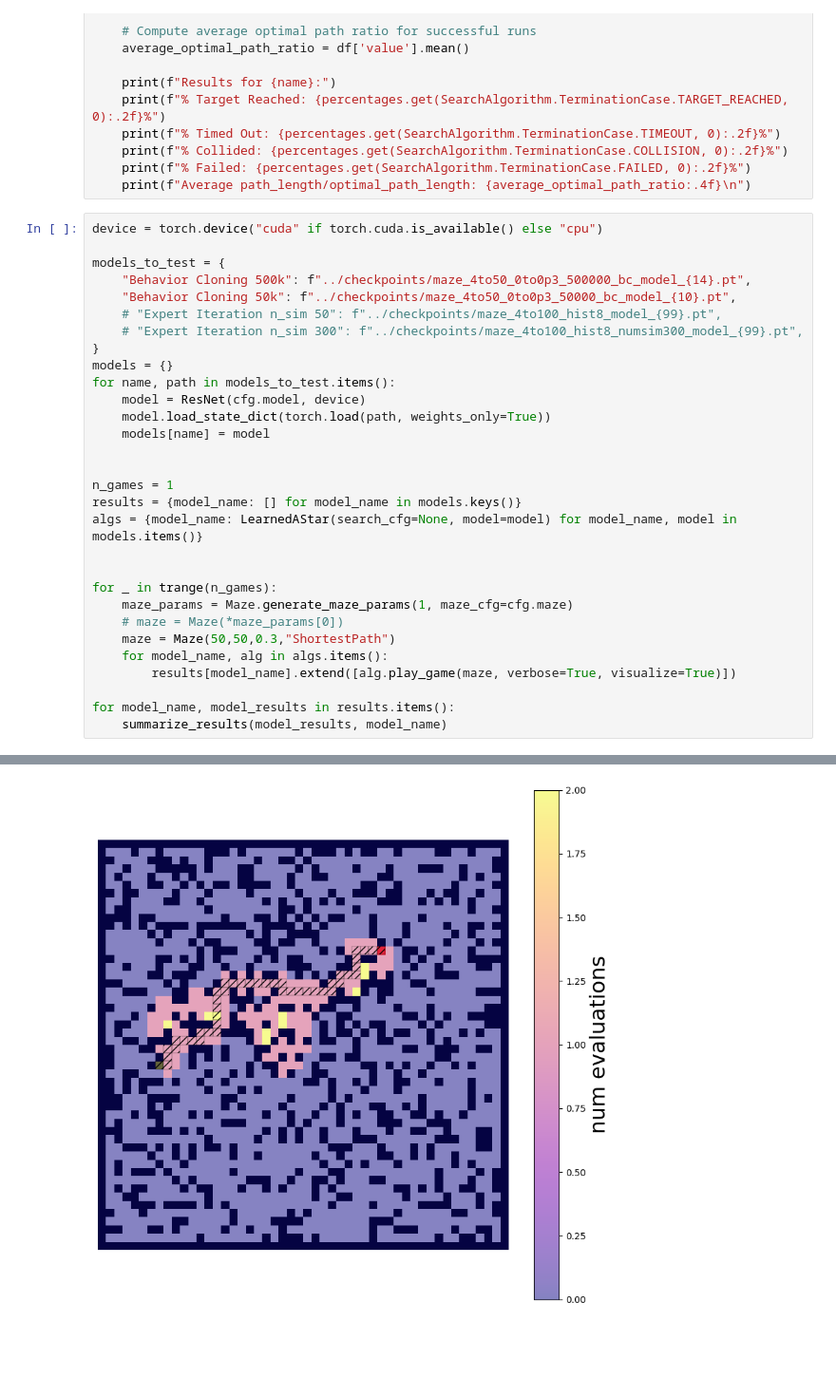
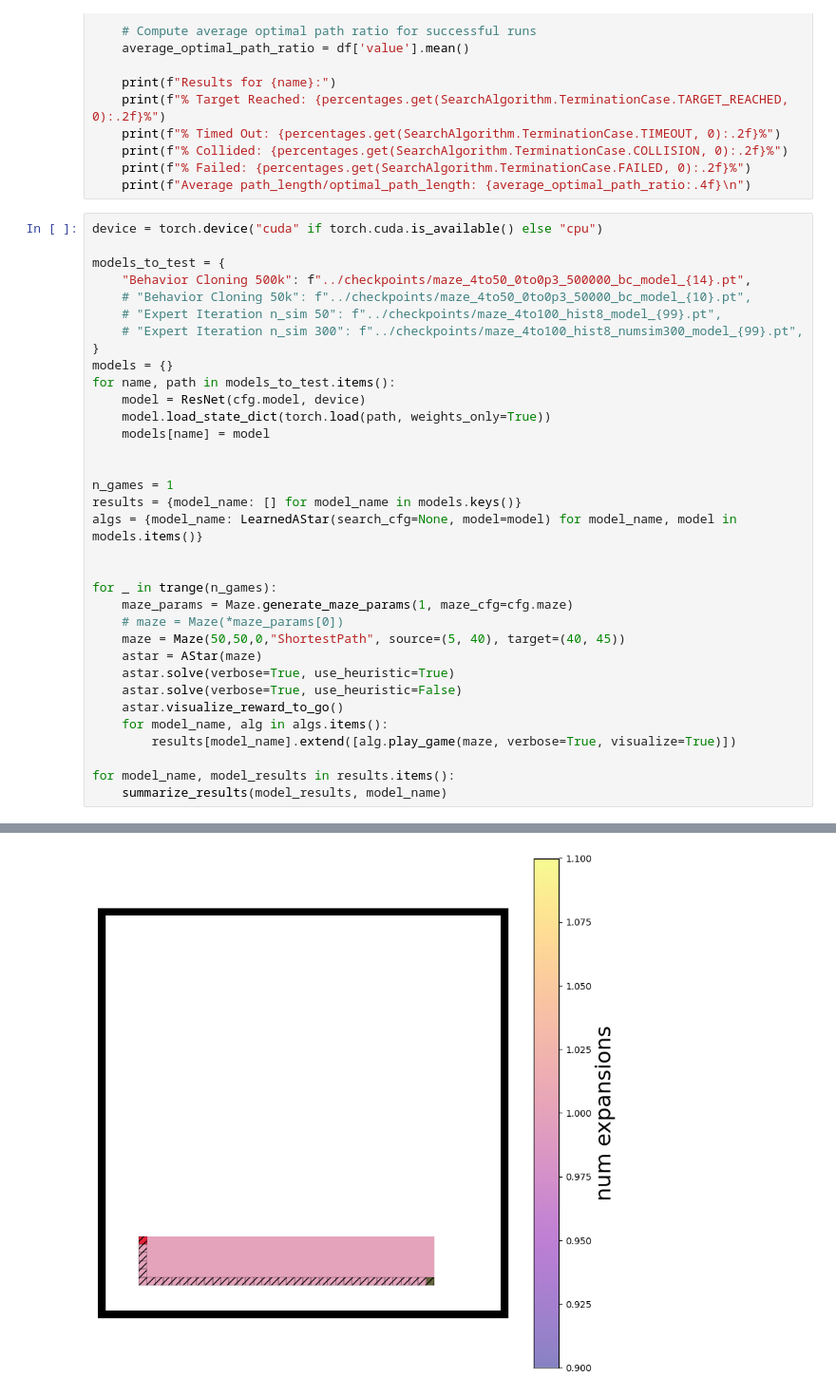
Before and after one commit to shaoyuancc/AlphaZeroFromScratch, a Jupyter notebook: discrete_maze/explorations/comparing_search_algs.ipynb, the cells around one changed output, grey strips where cells are left out. Shown at 95% size. Drawn from its saved outputs; the diff is of its cells as text; blank space fills up the shorter version.

Commit message:
visualizing predicted reward to go

```diff
--- a/discrete_maze/explorations/comparing_search_algs.ipynb
+++ b/discrete_maze/explorations/comparing_search_algs.ipynb
@@ -65,7 +65,7 @@ device = torch.device("cuda" if torch.cuda.is_available() else "cpu")
 
 models_to_test = {
     "Behavior Cloning 500k": f"../checkpoints/maze_4to50_0to0p3_500000_bc_model_{14}.pt",
-    "Behavior Cloning 50k": f"../checkpoints/maze_4to50_0to0p3_50000_bc_model_{10}.pt",
+    # "Behavior Cloning 50k": f"../checkpoints/maze_4to50_0to0p3_50000_bc_model_{10}.pt",
     # "Expert Iteration n_sim 50": f"../checkpoints/maze_4to100_hist8_model_{99}.pt",
     # "Expert Iteration n_sim 300": f"../checkpoints/maze_4to100_hist8_numsim300_model_{99}.pt",
 }
@@ -84,7 +84,11 @@ algs = {model_name: LearnedAStar(search_cfg=None, model=model) for model_name, m
 for _ in trange(n_games):
     maze_params = Maze.generate_maze_params(1, maze_cfg=cfg.maze)
     # maze = Maze(*maze_params[0])
-    maze = Maze(50,50,0.3,"ShortestPath")
+    maze = Maze(50,50,0,"ShortestPath", source=(5, 40), target=(40, 45))
+    astar = AStar(maze)
+    astar.solve(verbose=True, use_heuristic=True)
+    astar.solve(verbose=True, use_heuristic=False)
+    astar.visualize_reward_to_go()
     for model_name, alg in algs.items():
         results[model_name].extend([alg.play_game(maze, verbose=True, visualize=True)])
 
@@ -95 +99 @@ A* expanded 118 nodes
-[figure, old version]
+[figure, new version]
```
Also changed, not shown: parts of 4 cells of this notebook, 2 other files.
